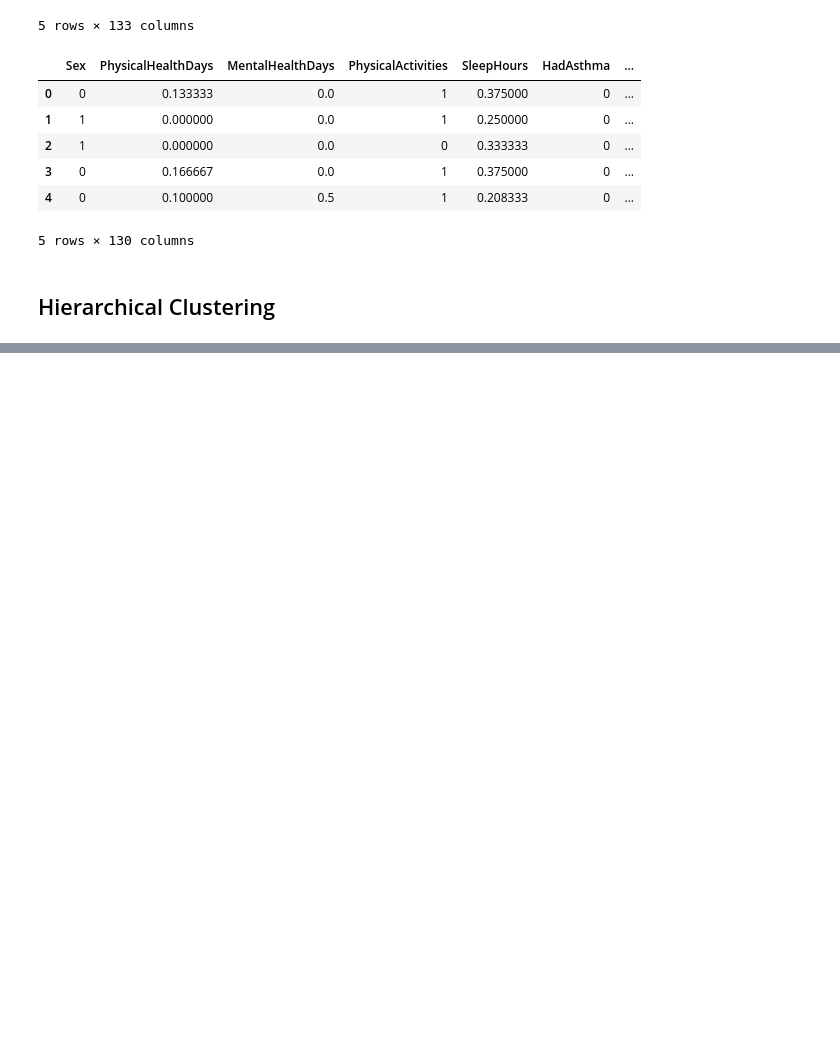
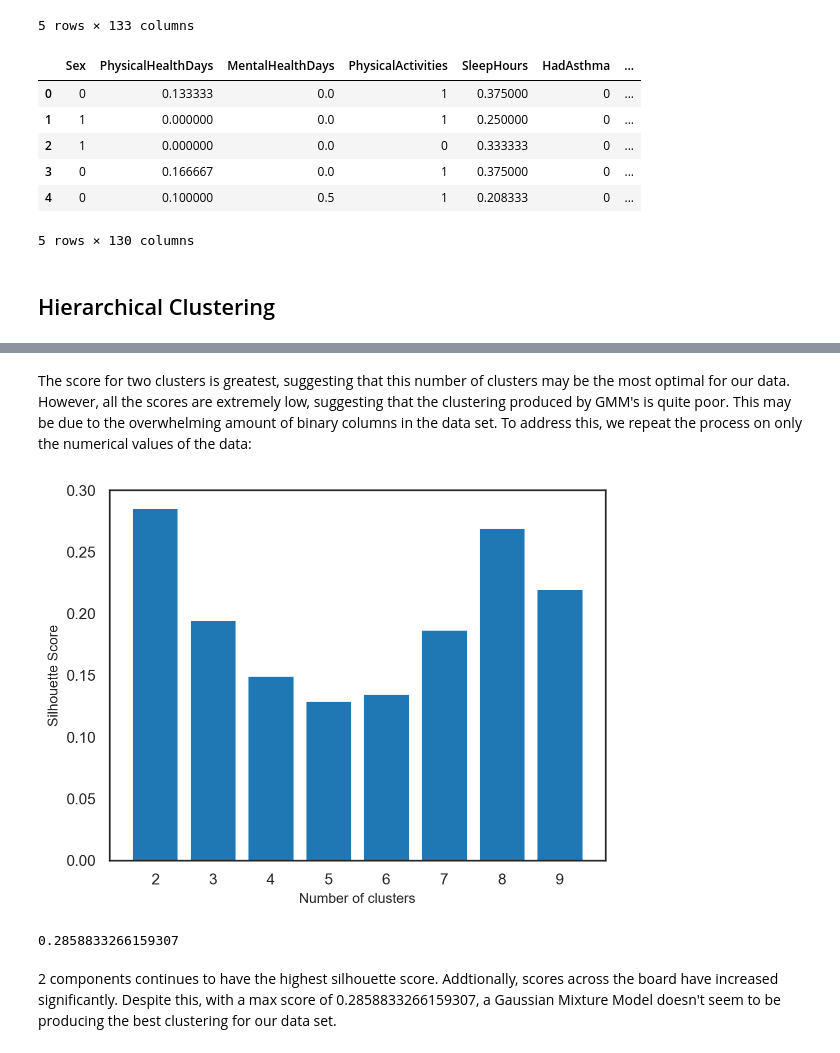
Before and after one commit to sprestrelski/heart-disease-prediction, a Jupyter notebook: Models.ipynb, the cells around one changed output, grey strips where cells are left out. Saved outputs shown, nothing was run; the diff lists cells and outputs as text; code cells hidden in the pictures; blank space fills up the shorter version.

```diff
--- a/Models.ipynb
+++ b/Models.ipynb
@@ -267,0 +294,26 @@ array([1, 0, 0, 0, 2, 0, 1, 4, 1, 4, 0, 3, 4, 0, 1, 5, 1, 5, 1, 0, 4, 0,
+# %% [markdown]
+The score for two clusters is greatest, suggesting that this number of clusters may be the most optimal for our data. However, all the scores are extremely low, suggesting that the clustering produced by GMM's is quite poor. This may be due to the overwhelming amount of binary columns in the data set. To address this, we repeat the process on only the numerical values of the data:
+# %%
+sample_df = df.sample(n = 500, random_state = 42)
+sample_df = sample_df.select_dtypes(include=[np.float64])
+gmm_scores = []
+
+for k in range(2, 10):
+    gmm = GaussianMixture(n_components = k, covariance_type = 'full', random_state = 42)
+    gmm.fit(sample_df)
+    labels = gmm.predict(sample_df)
+    score = silhouette_score(sample_df, labels)
+    #print(f'Silhouette score for {k} clusters: {score}')
+    gmm_scores.append(score)
+
+plt.bar(range(2, 10), gmm_scores)
+plt.xlabel('Number of clusters', fontsize = 10)
+plt.ylabel('Silhouette Score', fontsize = 10)
+plt.show()
+
+print(gmm_scores[0])
+# %% [output]
+[figure, added]
+0.2858833266159307
+# %% [markdown]
+2 components continues to have the highest silhouette score. Addtionally, scores across the board have increased significantly. Despite this, with a max score of 0.2858833266159307, a Gaussian Mixture Model doesn't seem to be producing the best clustering for our data set.
```
Also changed, not shown: parts of 13 cells of this notebook.
